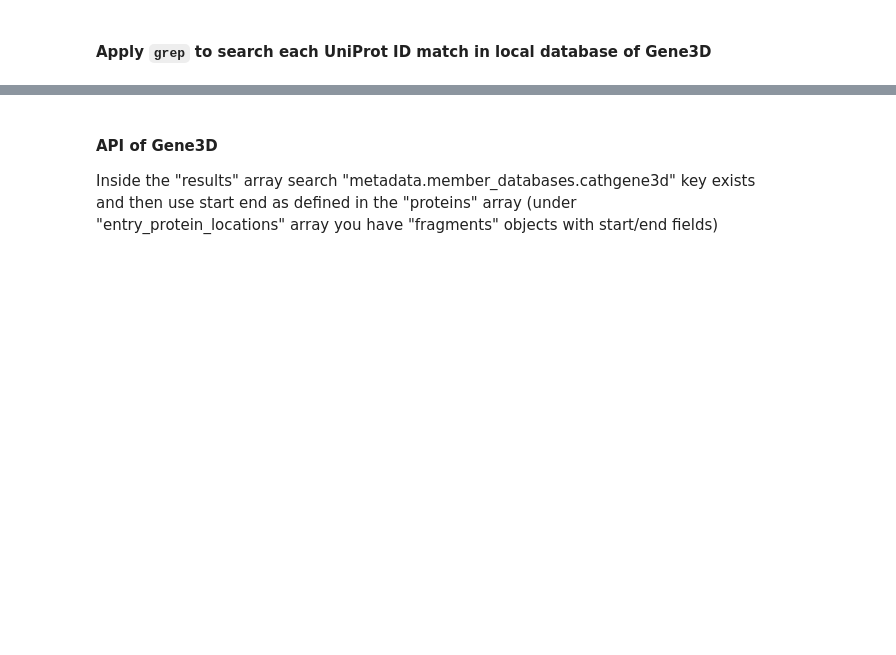
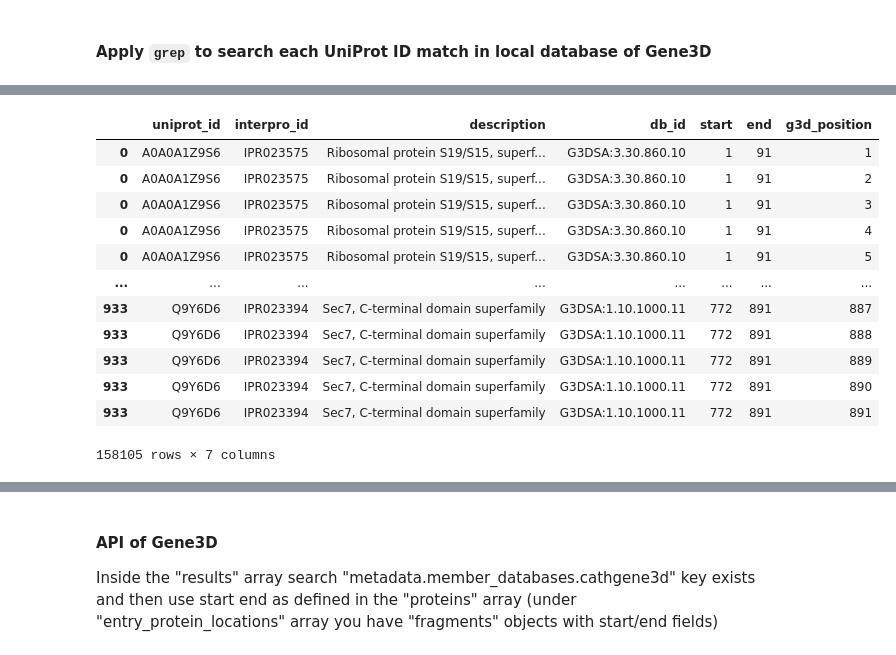
Before and after one commit to BioComputingUP/caid2-reference, a Jupyter notebook: src/notebooks/references.ipynb, the cells around one changed output, grey strips where cells are left out. Saved outputs shown, nothing was run; the diff lists cells and outputs as text; code cells hidden in the pictures; blank space fills up the shorter version.

```diff
--- a/src/notebooks/references.ipynb
+++ b/src/notebooks/references.ipynb
@@ -752,0 +760,18 @@ df_gene3d
+# %%
+df_gene3d = df_gene3d.apply(expand_region, database='gene3d', axis=1)
+df_gene3d = df_gene3d.explode("g3d_position")
+df_gene3d
+# %% [output]
+|  | uniprot_id | interpro_id | description | db_id | start | end | g3d_position |
+| 0 | A0A0A1Z9S6 | IPR023575 | Ribosomal protein S19/S15, superf... | G3DSA:3.30.860.10 | 1 | 91 | 1 |
+| 0 | A0A0A1Z9S6 | IPR023575 | Ribosomal protein S19/S15, superf... | G3DSA:3.30.860.10 | 1 | 91 | 2 |
+| 0 | A0A0A1Z9S6 | IPR023575 | Ribosomal protein S19/S15, superf... | G3DSA:3.30.860.10 | 1 | 91 | 3 |
+| 0 | A0A0A1Z9S6 | IPR023575 | Ribosomal protein S19/S15, superf... | G3DSA:3.30.860.10 | 1 | 91 | 4 |
+| 0 | A0A0A1Z9S6 | IPR023575 | Ribosomal protein S19/S15, superf... | G3DSA:3.30.860.10 | 1 | 91 | 5 |
+| ... | ... | ... | ... | ... | ... | ... | ... |
+| 933 | Q9Y6D6 | IPR023394 | Sec7, C-terminal domain superfamily | G3DSA:1.10.1000.11 | 772 | 891 | 887 |
+| 933 | Q9Y6D6 | IPR023394 | Sec7, C-terminal domain superfamily | G3DSA:1.10.1000.11 | 772 | 891 | 888 |
+| 933 | Q9Y6D6 | IPR023394 | Sec7, C-terminal domain superfamily | G3DSA:1.10.1000.11 | 772 | 891 | 889 |
+| 933 | Q9Y6D6 | IPR023394 | Sec7, C-terminal domain superfamily | G3DSA:1.10.1000.11 | 772 | 891 | 890 |
+| 933 | Q9Y6D6 | IPR023394 | Sec7, C-terminal domain superfamily | G3DSA:1.10.1000.11 | 772 | 891 | 891 |
+158105 rows × 7 columns
```
Also changed, not shown: parts of 16 cells of this notebook.
